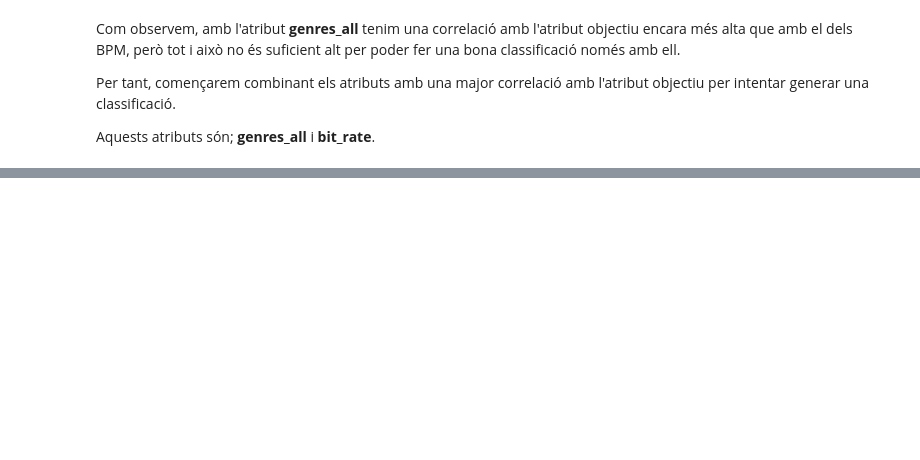
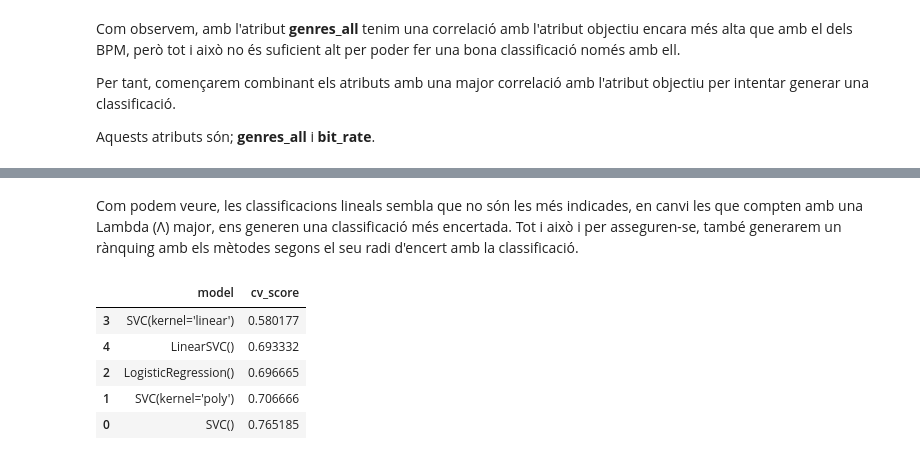
Before and after one commit to Rogerbenedito/English-song-data-from-2008-2017, a Jupyter notebook: Untitled.ipynb, the cells around one changed output, grey strips where cells are left out. Saved outputs shown, nothing was run; the diff lists cells and outputs as text; code cells hidden in the pictures; blank space fills up the shorter version.

```diff
--- a/Untitled.ipynb
+++ b/Untitled.ipynb
@@ -397,0 +496,42 @@ Correct classification SVM       0.8 % of the data:  0.9605911330049262
+# %% [markdown]
+Com podem veure, les classificacions lineals sembla que no són les més indicades, en canvi les que compten amb una Lambda (Λ) major, ens generen una classificació més encertada. Tot i això i per asseguren-se, també generarem un rànquing amb els mètodes segons el seu radi d'encert amb la classificació.
+# %%
+samp = SMOTE()
+
+X_train,X_test, y_train, y_test = train_test_split(X, y, random_state=42)
+X_train, y_train =samp.fit_resample(X_train,y_train)
+
+scale = StandardScaler()
+X_train=scale.fit_transform(X_train)
+X_test=scale.transform(X_test)
+# %%
+mod = []
+cv_score=[]
+'''
+model =[AdaBoostClassifier().fit(X, y),
+              BaggingClassifier().fit(X, y),
+              GradientBoostingClassifier().fit(X, y),
+              DecisionTreeClassifier().fit(X,y),
+              ExtraTreeClassifier().fit(X,y),
+              KNeighborsClassifier().fit(X,y),
+              RandomForestClassifier().fit(X,y)]
+'''
+model = [svm.SVC(kernel='rbf'),
+         svm.SVC(kernel='poly'),
+         LogisticRegression(),
+         svm.SVC(kernel='linear'),
+         svm.LinearSVC()]
+for m in model:
+    cv_score.append(cross_val_score(m, X_train, y_train, scoring='accuracy', cv=7).mean())
+    mod.append(m)
+model_df=pd.DataFrame(columns=['model','cv_score'])
+model_df['model']=mod
+model_df['cv_score']=cv_score
+model_df.sort_values(by=['cv_score'], ascending=True).style.background_gradient(subset=['cv_score'])
+# %% [output]
+|  | model | cv_score |
+| 3 | SVC(kernel='linear') | 0.580177 |
+| 4 | LinearSVC() | 0.693332 |
+| 2 | LogisticRegression() | 0.696665 |
+| 1 | SVC(kernel='poly') | 0.706666 |
+| 0 | SVC() | 0.765185 |
```
Also changed, not shown: parts of 18 cells of this notebook.
